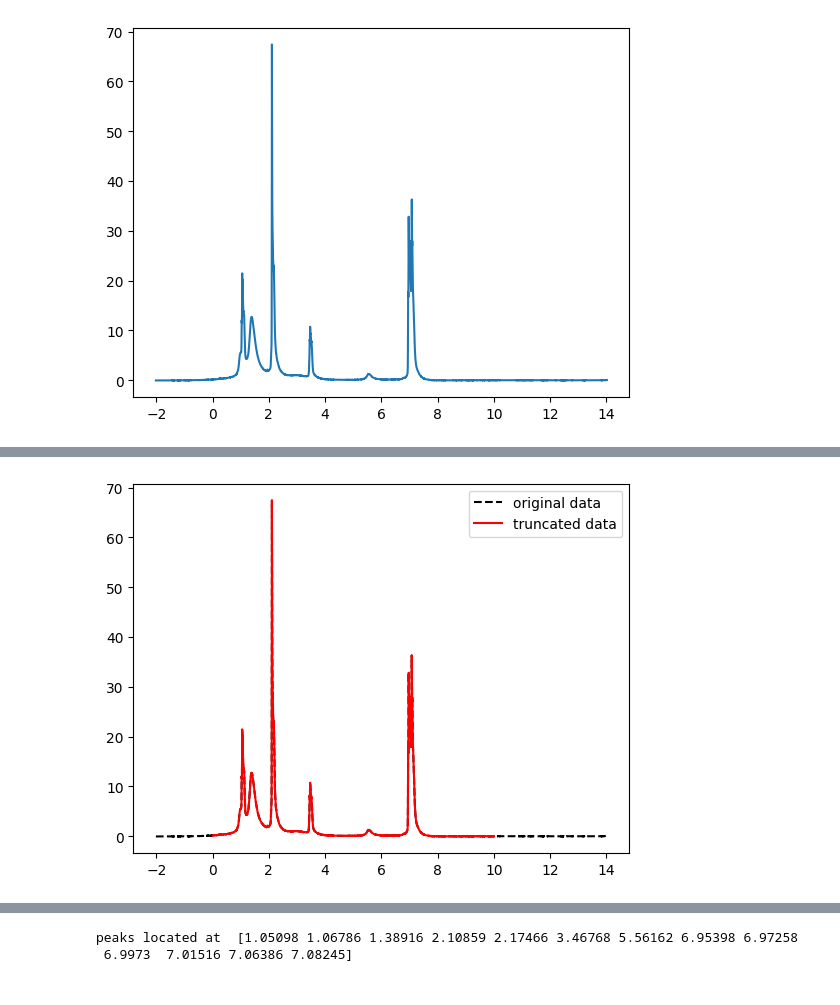
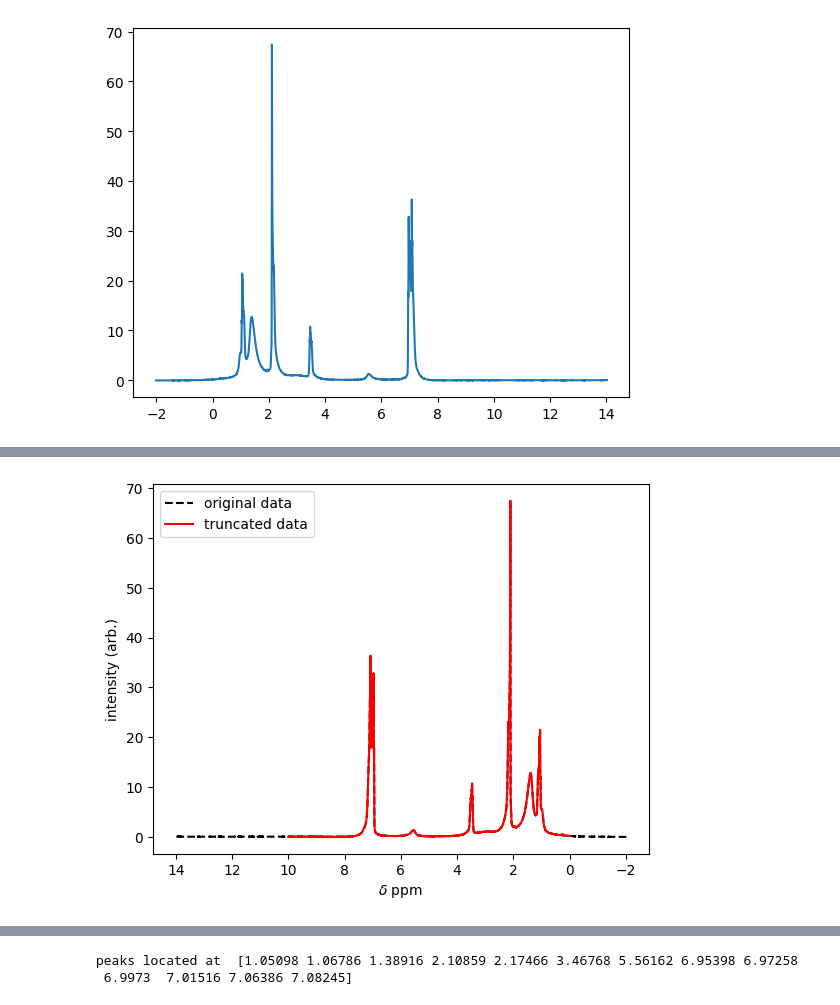
Before and after one commit to Rees9/Py4PhysChem, a Jupyter notebook: _build/jupyter_execute/ManipulatingData.ipynb, the cells around one changed output, grey strips where cells are left out. Drawn from its saved outputs; the diff is of its cells as text; code cells hidden in the pictures.

```diff
--- a/_build/jupyter_execute/ManipulatingData.ipynb
+++ b/_build/jupyter_execute/ManipulatingData.ipynb
@@ -59,30 +61,38 @@ why this is useful, is we can use this array of boolean values to modify our ori
 # %%
 # import data
 filepath        = 'data/D1 AZTS crude.csv'
 ppm, signal = np.genfromtxt(filepath, dtype=float, delimiter='', skip_header=0, unpack=True)
 
 # plot our data, unmodified
-plt.plot(ppm,signal,'--',color='black',label='original data',)
+   #As a variation, this time we're going to use the plt.subplots function to generate the figure. This is a python function for plotting with a somewhat-broader scope than plt.plot. For instance (as the name suggests) we could use it to make a single fiure with multiple sub-plots.
+fig, ax = plt.subplots() # Generate figure and axes objects
+ax.plot(ppm,signal,'--',color='black',label='original data',) #Add an axis with the original data
 
 # modify the ppm and signal arrays to only include values where the signal is less than 10
-signal = signal[ppm < 10]   # first, modify the y values to corruspond to when the x values are less than 10
-ppm = ppm[ppm < 10]         # then, modify the x values to corruspond to when the x values are less than 10
+signal = signal[ppm < 10]   # first, modify the y values to correspond to when the x values are less than 10
+ppm = ppm[ppm < 10]         # then, modify the x values to correspond to when the x values are less than 10
 
 # furthermore, we might also want to only include values where ppm is greater than 0
-signal = signal[ppm > 0]    # first, modify the y values to corruspond to when the x values are greater than 0
-ppm = ppm[ppm > 0]          # then, modify the x values to corruspond to when the x values are greater than 0
+signal = signal[ppm > 0]    # first, modify the y values to correspond to when the x values are greater than 0
+ppm = ppm[ppm > 0]          # then, modify the x values to correspond to when the x values are greater than 0
 
-# plot our truncated data
-plt.plot(ppm,signal,color='red',label='truncated data')
-plt.legend()
+# add our truncated data to the plot
+ax.plot(ppm,signal,color='red',label='truncated data') #Add an additional (overlaying) axis with the truncated data
 
-# We can also do the same operations above but with a single line of code for array of data
-# the & symbol allows us to do multiple comparisons at once, as long as we put each comparison in parentheses ()
+# modify plot appearance
+plt.legend() #add the legend
+ax.invert_xaxis() # This _flips_ the x-axis left-to-right, which is the usual convention for 1H NMR spectra.
+plt.xlabel('$\delta$ ppm') #label the x-axis
+plt.ylabel('intensity (arb.)') #label the y-axis
+
+# If we want to, we can also do the same truncation operations for an array of data as above, but with a single line of code
+# the & symbol (literally AND) allows us to use Boolean logic and consider multiple comparisons at once. The syntax requires that we put each nested comparison in parentheses. ()
+# This time, we'll also generate new arrays for the truncated dataset. We can avoid confusion by giving them obvious variable names.
 ppm, signal = np.genfromtxt(filepath, dtype=float, delimiter='', skip_header=0, unpack=True)
-signal = signal[(ppm < 10) & (ppm > 0)] # first, modify the y values to corruspond to when the x values are less than 10 and greater than 0
-ppm = ppm[(ppm < 10) & (ppm > 0)] # then, modify the x values to corruspond to when the x values are less than 10 and greater than 0
+truncsignal = signal[(ppm < 10) & (ppm > 0)] # first, modify the y values to correspond to when the x values are less than 10 and greater than 0
+truncppm = ppm[(ppm < 10) & (ppm > 0)] # then, modify the x values to correspond to when the x values are less than 10 and greater than 0
 # %% [output]
-[figure, old version]
+[figure, new version]
 # %% [markdown]
 ## Finding peaks: scipy.find_peaks
 
```
Also changed, not shown: parts of 14 cells of this notebook, 23 other files.
